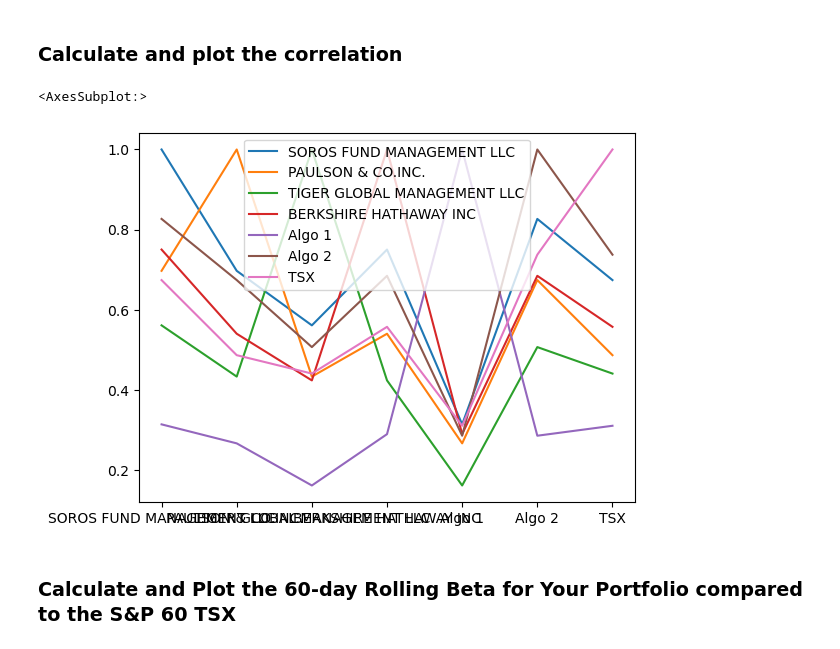
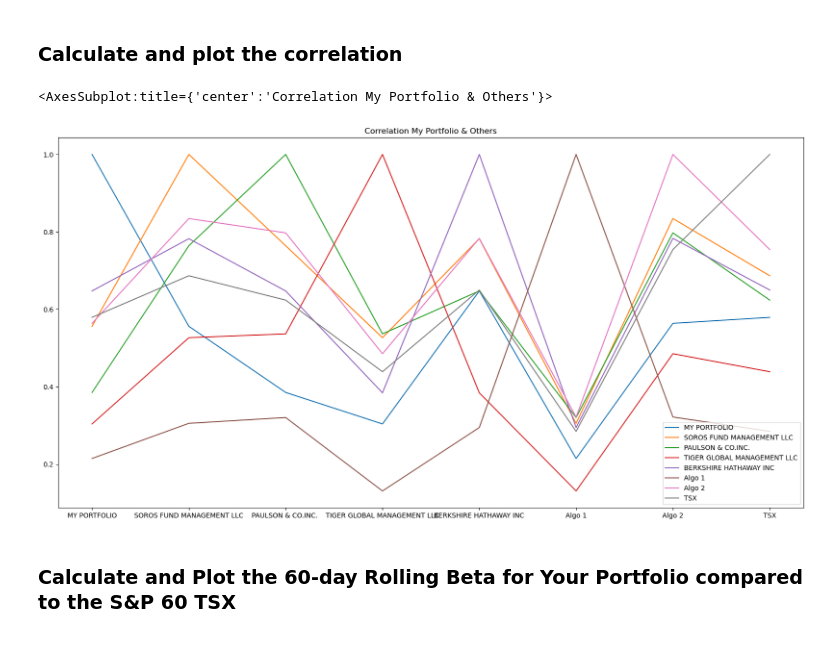
Before and after one commit to mr-alex-leonov/A-Whale-of-the-Port-folio-, a Jupyter notebook: whale_analysis.ipynb, the cells around one changed output. Cells and saved outputs as stored; diff of their text form; code cells hidden in the pictures.

```diff
--- a/whale_analysis.ipynb
+++ b/whale_analysis.ipynb
@@ -697,6 +580,6 @@ mine_plus_others_df.head()
 | 2018-01-08 | -0.000997 | 0.004473 | -0.003739 | 0.005085 | 0.003435 | 0.001653 | ... |
 | 2018-01-09 | -0.000999 | -0.001028 | 0.000872 | 0.001789 | 0.000708 | -0.001004 | ... |
 # %%
-mine_plus_others_df.rename(columns={'0': 'MY PORTFOLIO'})
+mine_plus_others_df.rename(columns={0: 'MY PORTFOLIO'}, inplace = True)
 mine_plus_others_df.head()
 # %% [output]
@@ -730,10 +624,10 @@ rolling21std.plot()
 ### Calculate and plot the correlation
 # %%
 # Calculate and plot the correlation
-mine_plus_others_correlation = combined_df.corr()
-mine_plus_others_correlation.plot()
+mine_plus_others_correlation = mine_plus_others_df.corr()
+mine_plus_others_correlation.plot(figsize=(20, 10), title= "Correlation My Portfolio & Others")
 # %% [output]
-<AxesSubplot:>
+<AxesSubplot:title={'center':'Correlation My Portfolio & Others'}>
-[figure, old version]
+[figure, new version]
 # %% [markdown]
 ### Calculate and Plot the 60-day Rolling Beta for Your Portfolio compared to the S&P 60 TSX
```
Also changed, not shown: parts of 30 cells of this notebook.
